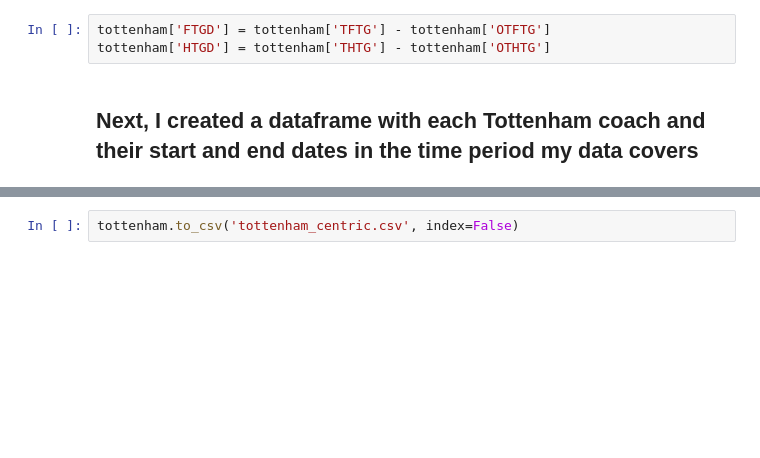
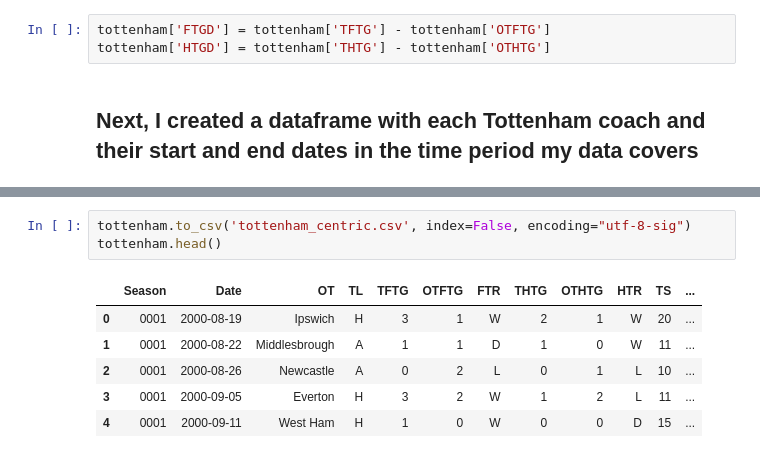
Before and after one commit to hgorledeenn/thomas-frank-spurs, a Jupyter notebook: data_analysis.ipynb, the cells around one changed output, grey strips where cells are left out. Saved outputs shown, nothing was run; the diff lists cells and outputs as text; blank space fills up the shorter version.

```diff
--- a/data_analysis.ipynb
+++ b/data_analysis.ipynb
@@ -204,2 +231,10 @@ KeyError: "None of [DatetimeIndex(['2000-08-19', '2000-08-22', '2000-08-26', '20
 # %%
-tottenham.to_csv('tottenham_centric.csv', index=False)
+tottenham.to_csv('tottenham_centric.csv', index=False, encoding="utf-8-sig")
+tottenham.head()
+# %% [output]
+|  | Season | Date | OT | TL | TFTG | OTFTG | FTR | THTG | OTHTG | HTR | TS | ... |
+| 0 | 0001 | 2000-08-19 | Ipswich | H | 3 | 1 | W | 2 | 1 | W | 20 | ... |
+| 1 | 0001 | 2000-08-22 | Middlesbrough | A | 1 | 1 | D | 1 | 0 | W | 11 | ... |
+| 2 | 0001 | 2000-08-26 | Newcastle | A | 0 | 2 | L | 0 | 1 | L | 10 | ... |
+| 3 | 0001 | 2000-09-05 | Everton | H | 3 | 2 | W | 1 | 2 | L | 11 | ... |
+| 4 | 0001 | 2000-09-11 | West Ham | H | 1 | 0 | W | 0 | 0 | D | 15 | ... |
```
Also changed, not shown: parts of 8 cells of this notebook, 1 other file.
